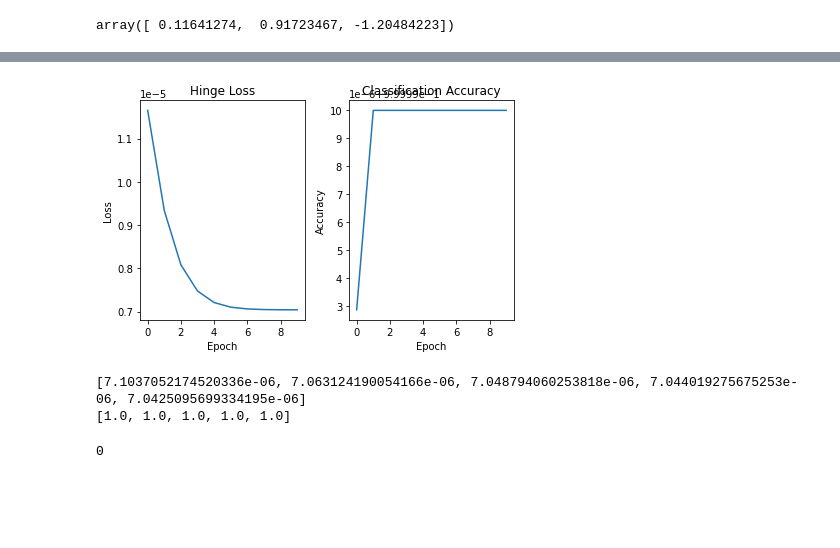
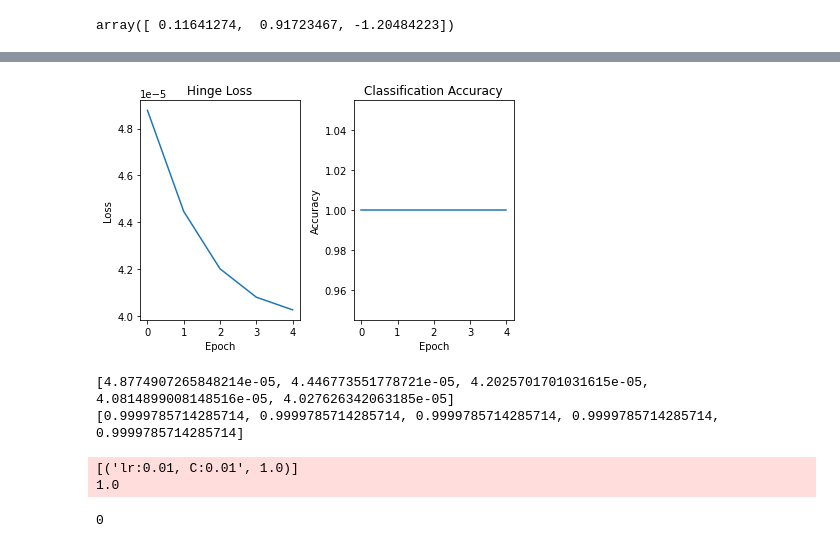
Before and after one commit to glarkstoat/SVM-using-SGD, a Jupyter notebook: test.ipynb, the cells around one changed output, grey strips where cells are left out. Drawn from its saved outputs; the diff is of its cells as text; code cells hidden in the pictures; blank space fills up the shorter version.

Commit message:
Added cross validation

```diff
--- a/test.ipynb
+++ b/test.ipynb
@@ -31,33 +89,62 @@ array([ 0.11641274,  0.91723467, -1.20484223])
 # %%
+## Dataset large
+
 import matplotlib.pyplot as plt
 from DataLoader import *
 from LinearSVM import *
 
 dataloader = DataLoader()
 xtrain, xtest, ytrain, ytest = dataloader.get_toydata_large()
 
-svm = LinearSVM(lr=5, C=0.1, max_iters=10, show_plot=False, batch_size=20)
-svm.train(xtrain, ytrain)
+svm = LinearSVM(lr=5, C=0.1, max_iters=5, show_plot=False, batch_size=200)
+svm.fit(xtrain, ytrain, tqdm_toggle=True)
 
 plt.subplot(1,2,1)
 plt.title("Hinge Loss")
 plt.plot(svm.losses)
 plt.xlabel("Epoch"); plt.ylabel("Loss")
 
 plt.subplot(1,2,2)
 plt.title("Classification Accuracy")
 plt.plot(svm.accuracies)
 plt.xlabel("Epoch"); plt.ylabel("Accuracy")
 
 plt.tight_layout()
 plt.show()
 
 print(svm.losses[-5:])
 print(svm.accuracies[-5:])
 # %% [output]
-[figure, old version]
+[figure, new version]
-[7.1037052174520336e-06, 7.063124190054166e-06, 7.048794060253818e-06, 7.044019275675253e-06, 7.0425095699334195e-06]
-[1.0, 1.0, 1.0, 1.0, 1.0]
+[4.8774907265848214e-05, 4.446773551778721e-05, 4.2025701701031615e-05, 4.0814899008148516e-05, 4.027626342063185e-05]
+[0.9999785714285714, 0.9999785714285714, 0.9999785714285714, 0.9999785714285714, 0.9999785714285714]
+# %%
+from pprint import pprint
+from CV import cross_validation_score
+
+lrs = [0.01]; Cs = [0.01]#, 0.1, 0.5, 1, 3, 5, 7]
+results = {}
+
+for lr in tqdm(lrs):
+    for C in Cs:
+        print(lr, C)
+        svm = LinearSVM(lr=lr, C=C, batch_size=200, max_iters=5)
+        results[f'lr:{lr}, C:{C}'] = cross_validation_score(svm, xtrain, ytrain, k=5)
+        print("yup")
+
+results = sorted(results.items(), key=lambda l:l[1], reverse=True)[:5]
+pprint(results)
+
+# best hyperparameters
+lr = 0.5; C = 0.01
+svm = LinearSVM(lr=lr, C=C, batch_size=200, max_iters=5)
+svm.fit(xtrain, ytrain)
+
+# classification accuracy
+print(svm.accuracy(np.c_[xtest, np.ones(xtest.shape[0])], ytest))
+# %% [output]
+[('lr:0.01, C:0.01', 1.0)]
+1.0
 # %%
 xtrain_c = np.c_[xtrain, np.ones(xtrain.shape[0])]
 predictions = np.array([label * x for x, label in zip(np.dot(svm.weights, xtrain_c.T), ytrain)])
```
Also changed, not shown: parts of 3 cells of this notebook, 3 other files.
